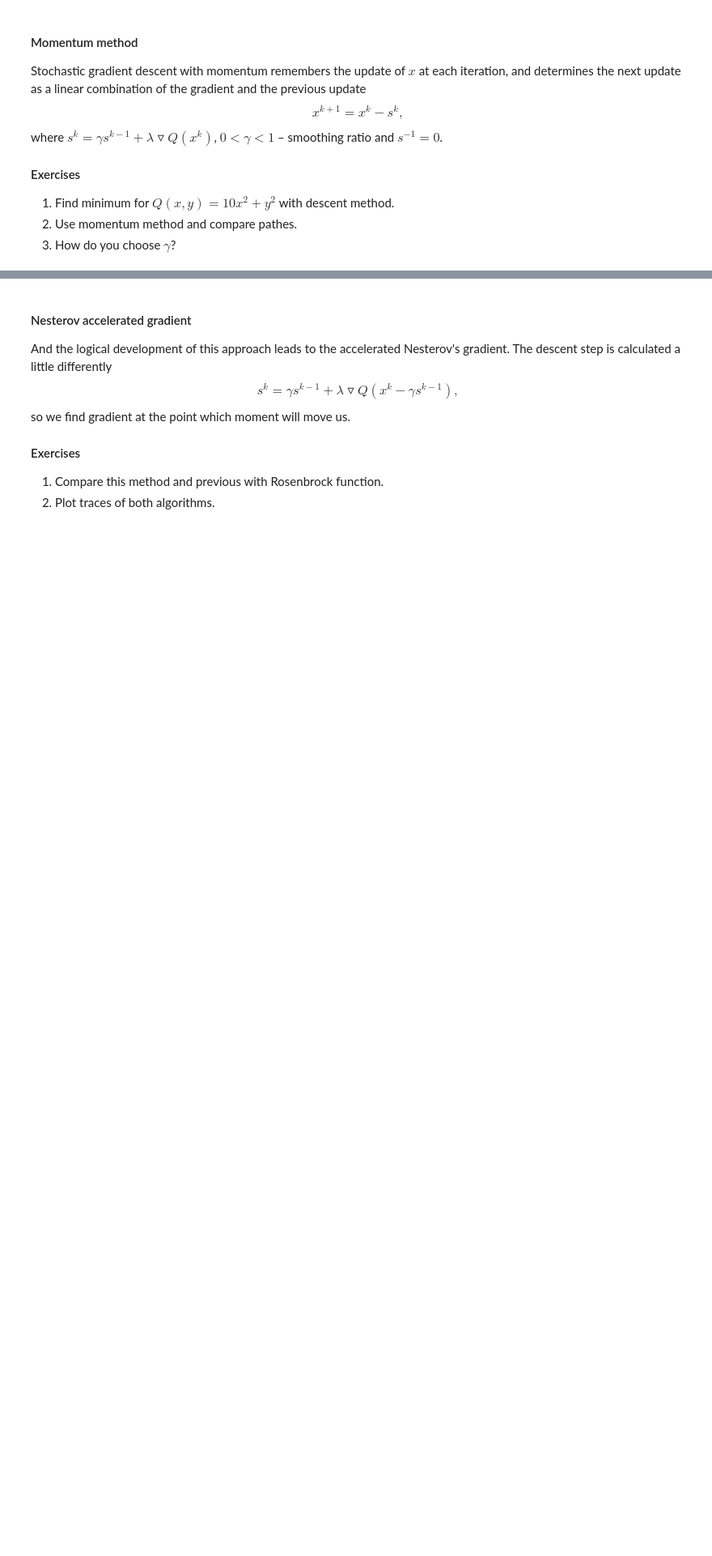
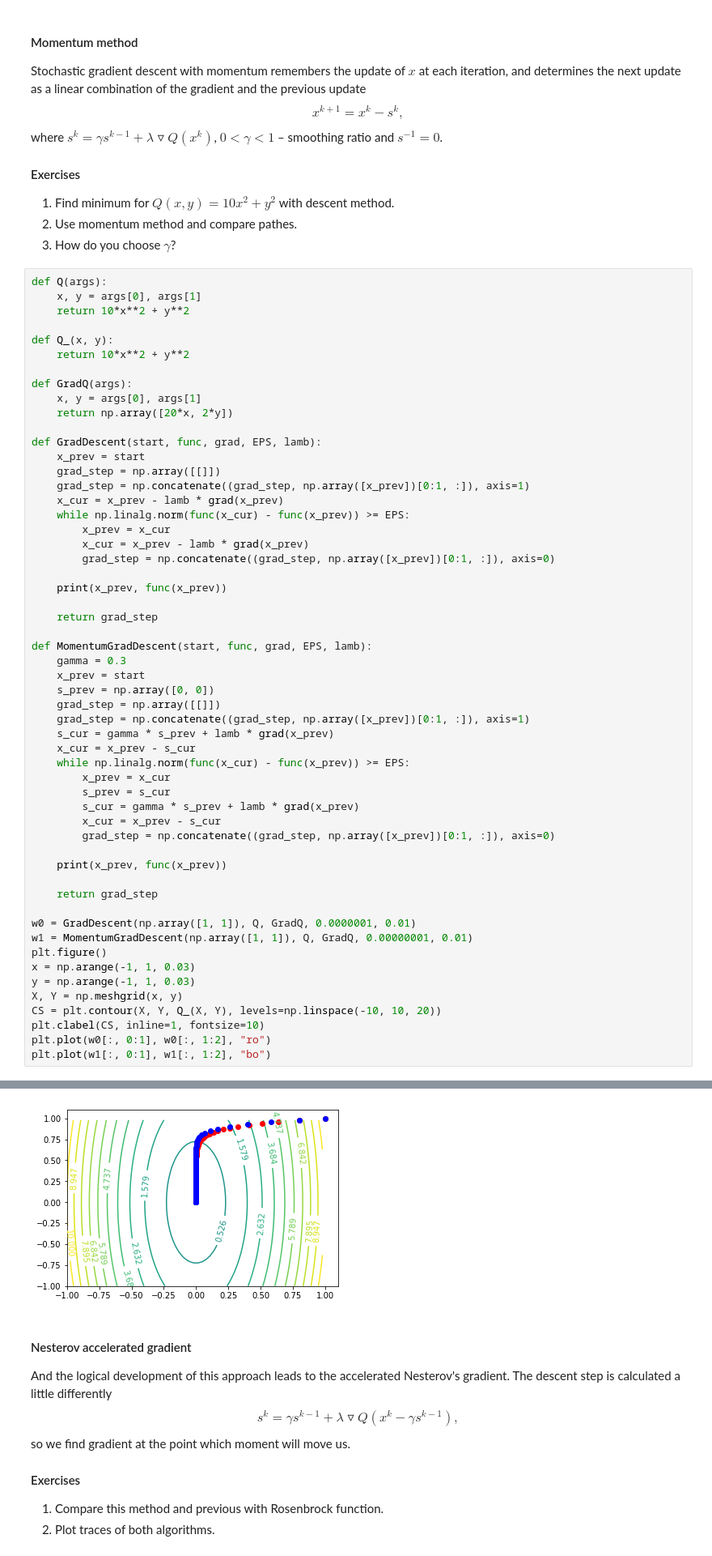
Before and after one commit to levensons/Darin, a Jupyter notebook: lab1/lab-1.ipynb, the cells around one changed output, grey strips where cells are left out. Shown: that part at 81% size. Drawn from its saved outputs; the diff is of its cells as text; blank space fills up the shorter version.

```diff
--- a/lab1/lab-1.ipynb
+++ b/lab1/lab-1.ipynb
@@ -415,3 +413,59 @@ $$x^{k+1} = x^{k} - s^{k},$$ where $s^k = \gamma s^{k-1} + \lambda\triangledown
 1. Find minimum for $Q(x,y)=10x^2+y^2$ with descent method.
 2. Use momentum method and compare pathes.
 3. How do you choose $\gamma$?
+# %%
+def Q(args):
+    x, y = args[0], args[1]
+    return 10*x**2 + y**2
+
+def Q_(x, y):
+    return 10*x**2 + y**2
+
+def GradQ(args):
+    x, y = args[0], args[1]
+    return np.array([20*x, 2*y])
+
+def GradDescent(start, func, grad, EPS, lamb):
+    x_prev = start
+    grad_step = np.array([[]])
+    grad_step = np.concatenate((grad_step, np.array([x_prev])[0:1, :]), axis=1)
+    x_cur = x_prev - lamb * grad(x_prev)
+    while np.linalg.norm(func(x_cur) - func(x_prev)) >= EPS:
+        x_prev = x_cur
+        x_cur = x_prev - lamb * grad(x_prev)
+        grad_step = np.concatenate((grad_step, np.array([x_prev])[0:1, :]), axis=0)
+
+    print(x_prev, func(x_prev))
+
+    return grad_step
+
+def MomentumGradDescent(start, func, grad, EPS, lamb):
+    gamma = 0.3
+    x_prev = start
+    s_prev = np.array([0, 0])
+    grad_step = np.array([[]])
+    grad_step = np.concatenate((grad_step, np.array([x_prev])[0:1, :]), axis=1)
+    s_cur = gamma * s_prev + lamb * grad(x_prev)
+    x_cur = x_prev - s_cur
+    while np.linalg.norm(func(x_cur) - func(x_prev)) >= EPS:
+        x_prev = x_cur
+        s_prev = s_cur
+        s_cur = gamma * s_prev + lamb * grad(x_prev)
+        x_cur = x_prev - s_cur
+        grad_step = np.concatenate((grad_step, np.array([x_prev])[0:1, :]), axis=0)
+
+    print(x_prev, func(x_prev))
+
+    return grad_step
+
+w0 = GradDescent(np.array([1, 1]), Q, GradQ, 0.0000001, 0.01)
+w1 = MomentumGradDescent(np.array([1, 1]), Q, GradQ, 0.00000001, 0.01)
+plt.figure()
+x = np.arange(-1, 1, 0.03)
+y = np.arange(-1, 1, 0.03)
+X, Y = np.meshgrid(x, y)
+CS = plt.contour(X, Y, Q_(X, Y), levels=np.linspace(-10, 10, 20))
+plt.clabel(CS, inline=1, fontsize=10)
+plt.plot(w0[:, 0:1], w0[:, 1:2], "ro")
+plt.plot(w1[:, 0:1], w1[:, 1:2], "bo")
+# %% [output]
@@ -418,3 +475,4 @@ $$x^{k+1} = x^{k} - s^{k},$$ where $s^k = \gamma s^{k-1} + \lambda\triangledown
+[figure, added]
 # %% [markdown]
 #### Nesterov accelerated gradient
 And the logical development of this approach leads to the accelerated Nesterov's gradient. The descent step is calculated a little differently
```
Also changed, not shown: parts of 12 cells of this notebook.
